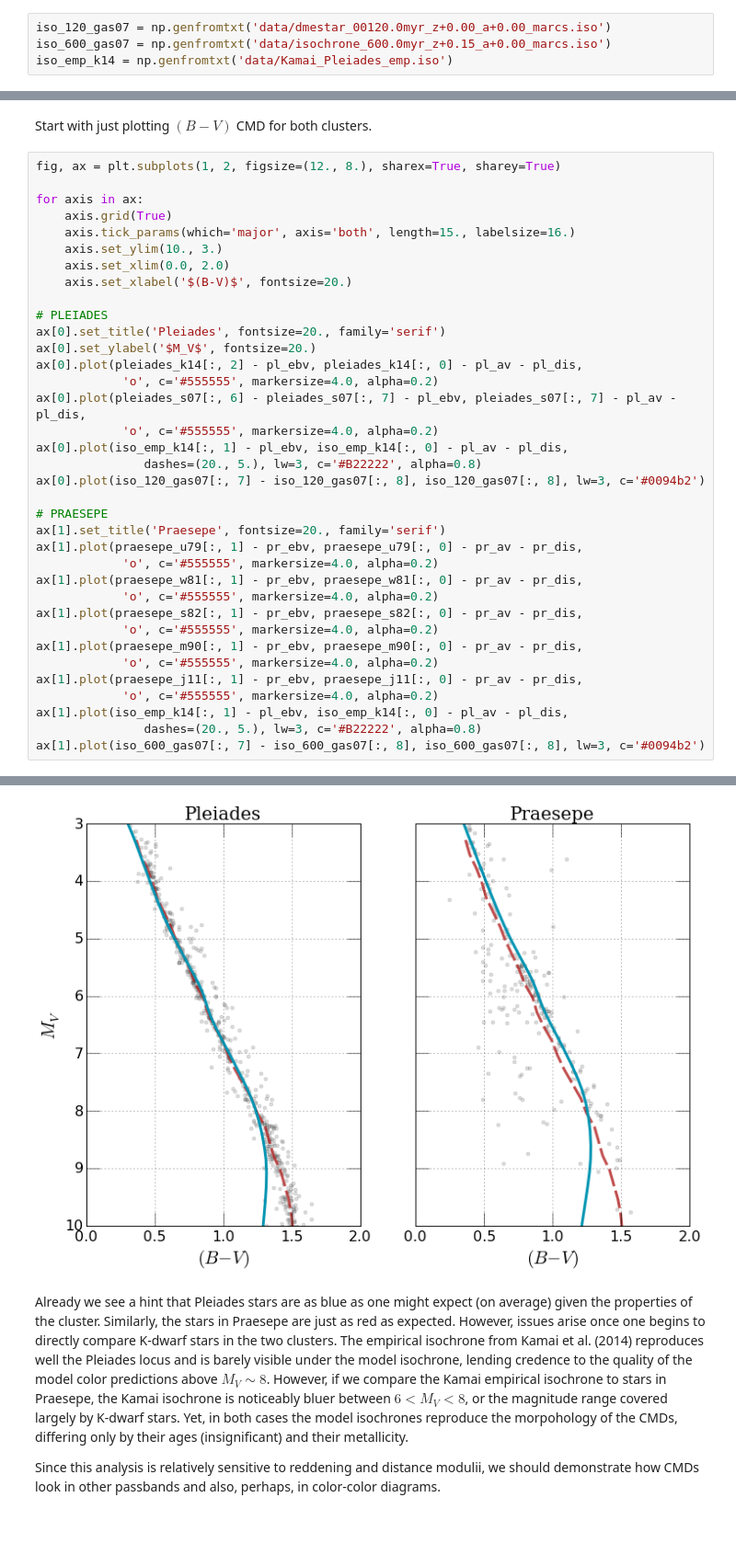
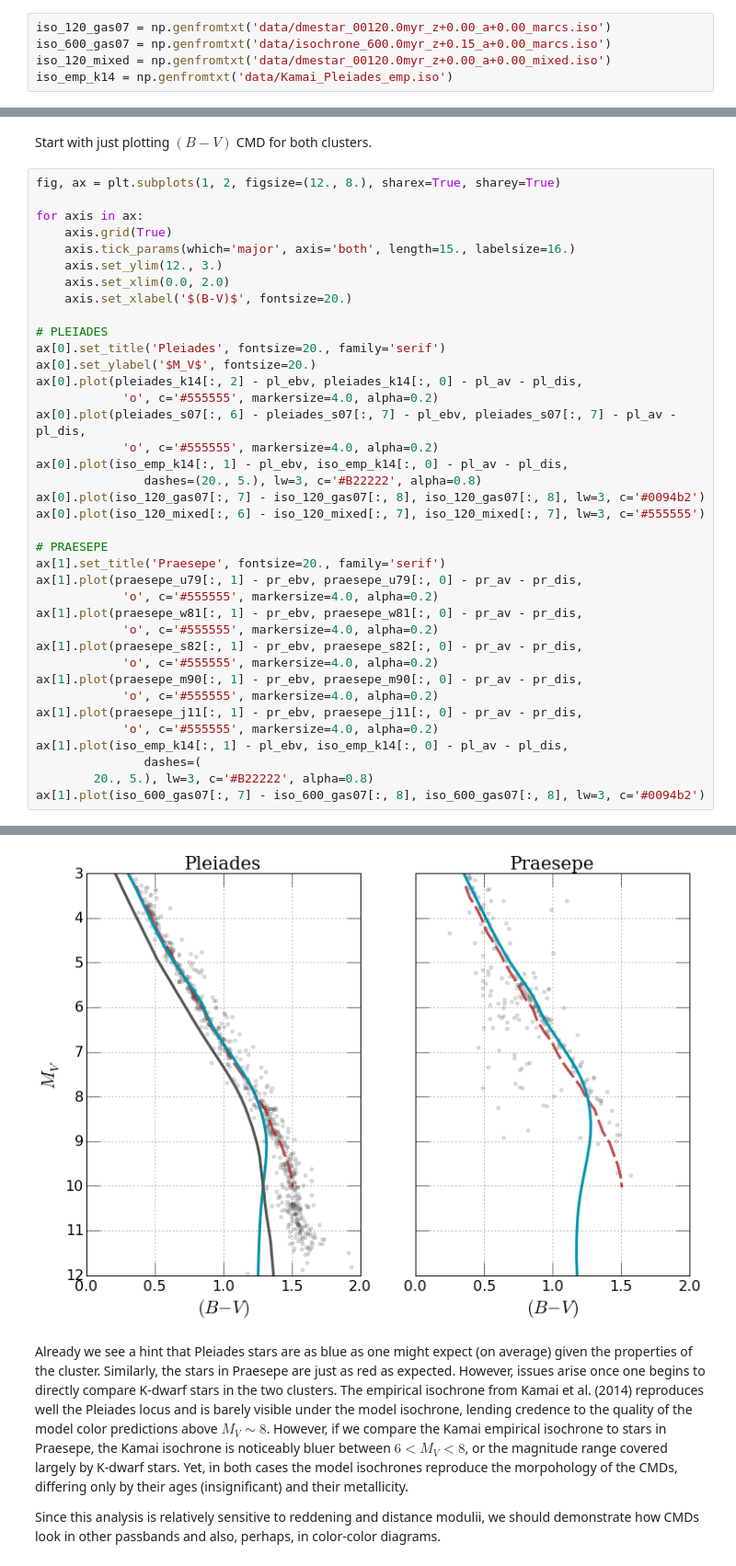
Before and after one commit to gfeiden/Notebook, a Jupyter notebook: Projects/pleiades_colors/pleiades_praesepe_comp.ipynb, the cells around one changed output, grey strips where cells are left out. Shown at 92% size. Saved outputs shown, nothing was run; the diff lists cells and outputs as text; blank space fills up the shorter version.

```diff
--- a/Projects/pleiades_colors/pleiades_praesepe_comp.ipynb
+++ b/Projects/pleiades_colors/pleiades_praesepe_comp.ipynb
@@ -15,6 +15,7 @@ Now we'll import isochrones for each cluster adopting nominal ages (Pleiades: 12
 # %%
 iso_120_gas07 = np.genfromtxt('data/dmestar_00120.0myr_z+0.00_a+0.00_marcs.iso')
 iso_600_gas07 = np.genfromtxt('data/isochrone_600.0myr_z+0.15_a+0.00_marcs.iso')
+iso_120_mixed = np.genfromtxt('data/dmestar_00120.0myr_z+0.00_a+0.00_mixed.iso')
 iso_emp_k14 = np.genfromtxt('data/Kamai_Pleiades_emp.iso')
 # %% [markdown]
 Load data for Pleiades and Praesepe stars to demonstrate that models fit data.
@@ -53,39 +54,41 @@ fig, ax = plt.subplots(1, 2, figsize=(12., 8.), sharex=True, sharey=True)
 for axis in ax:
     axis.grid(True)
     axis.tick_params(which='major', axis='both', length=15., labelsize=16.)
-    axis.set_ylim(10., 3.)
+    axis.set_ylim(12., 3.)
     axis.set_xlim(0.0, 2.0)
     axis.set_xlabel('$(B-V)$', fontsize=20.)
 
 # PLEIADES
 ax[0].set_title('Pleiades', fontsize=20., family='serif')
 ax[0].set_ylabel('$M_V$', fontsize=20.)
 ax[0].plot(pleiades_k14[:, 2] - pl_ebv, pleiades_k14[:, 0] - pl_av - pl_dis,
             'o', c='#555555', markersize=4.0, alpha=0.2)
 ax[0].plot(pleiades_s07[:, 6] - pleiades_s07[:, 7] - pl_ebv, pleiades_s07[:, 7] - pl_av - pl_dis,
             'o', c='#555555', markersize=4.0, alpha=0.2)
 ax[0].plot(iso_emp_k14[:, 1] - pl_ebv, iso_emp_k14[:, 0] - pl_av - pl_dis,
                dashes=(20., 5.), lw=3, c='#B22222', alpha=0.8)
 ax[0].plot(iso_120_gas07[:, 7] - iso_120_gas07[:, 8], iso_120_gas07[:, 8], lw=3, c='#0094b2')
+ax[0].plot(iso_120_mixed[:, 6] - iso_120_mixed[:, 7], iso_120_mixed[:, 7], lw=3, c='#555555')
 
 # PRAESEPE
 ax[1].set_title('Praesepe', fontsize=20., family='serif')
 ax[1].plot(praesepe_u79[:, 1] - pr_ebv, praesepe_u79[:, 0] - pr_av - pr_dis,
             'o', c='#555555', markersize=4.0, alpha=0.2)
 ax[1].plot(praesepe_w81[:, 1] - pr_ebv, praesepe_w81[:, 0] - pr_av - pr_dis,
             'o', c='#555555', markersize=4.0, alpha=0.2)
 ax[1].plot(praesepe_s82[:, 1] - pr_ebv, praesepe_s82[:, 0] - pr_av - pr_dis,
             'o', c='#555555', markersize=4.0, alpha=0.2)
 ax[1].plot(praesepe_m90[:, 1] - pr_ebv, praesepe_m90[:, 0] - pr_av - pr_dis,
             'o', c='#555555', markersize=4.0, alpha=0.2)
 ax[1].plot(praesepe_j11[:, 1] - pr_ebv, praesepe_j11[:, 0] - pr_av - pr_dis,
             'o', c='#555555', markersize=4.0, alpha=0.2)
 ax[1].plot(iso_emp_k14[:, 1] - pl_ebv, iso_emp_k14[:, 0] - pl_av - pl_dis,
-               dashes=(20., 5.), lw=3, c='#B22222', alpha=0.8)
+               dashes=(
+        20., 5.), lw=3, c='#B22222', alpha=0.8)
 ax[1].plot(iso_600_gas07[:, 7] - iso_600_gas07[:, 8], iso_600_gas07[:, 8], lw=3, c='#0094b2')
 # %% [output]
 [<matplotlib.lines.Line2D at 0x...>]
-[figure, old version]
+[figure, new version]
 # %% [markdown]
 Already we see a hint that Pleiades stars are as blue as one might expect (on average) given the properties of the cluster. Similarly, the stars in Praesepe are just as red as expected. However, issues arise once one begins to directly compare K-dwarf stars in the two clusters. The empirical isochrone from Kamai et al. (2014) reproduces well the Pleiades locus and is barely visible under the model isochrone, lending credence to the quality of the model color predictions above $M_V \sim 8$. However, if we compare the Kamai empirical isochrone to stars in Praesepe, the Kamai isochrone is noticeably bluer between $6 < M_V < 8$, or the magnitude range covered largely by K-dwarf stars. Yet, in both cases the model isochrones reproduce the morpohology of the CMDs, differing only by their ages (insignificant) and their metallicity.
 
```
Also changed, not shown: parts of 1 cell of this notebook, 4 other files.
